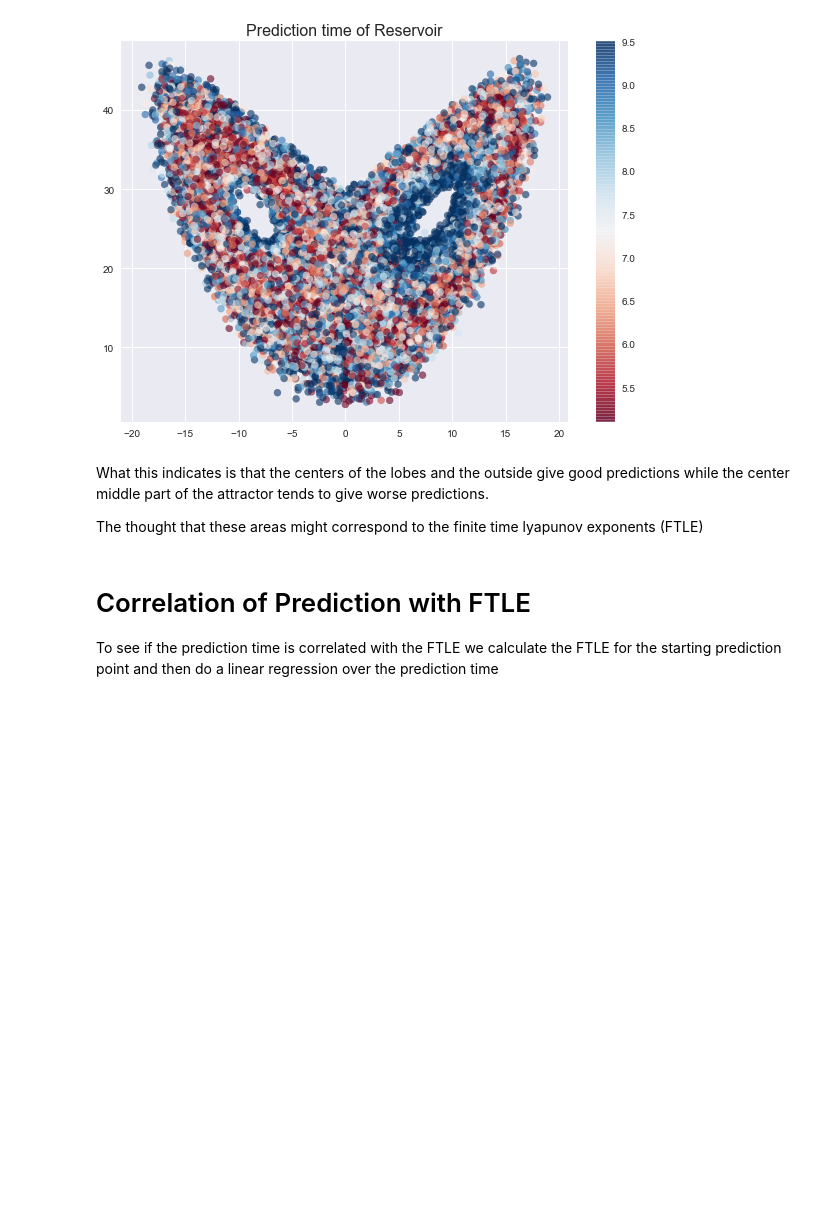
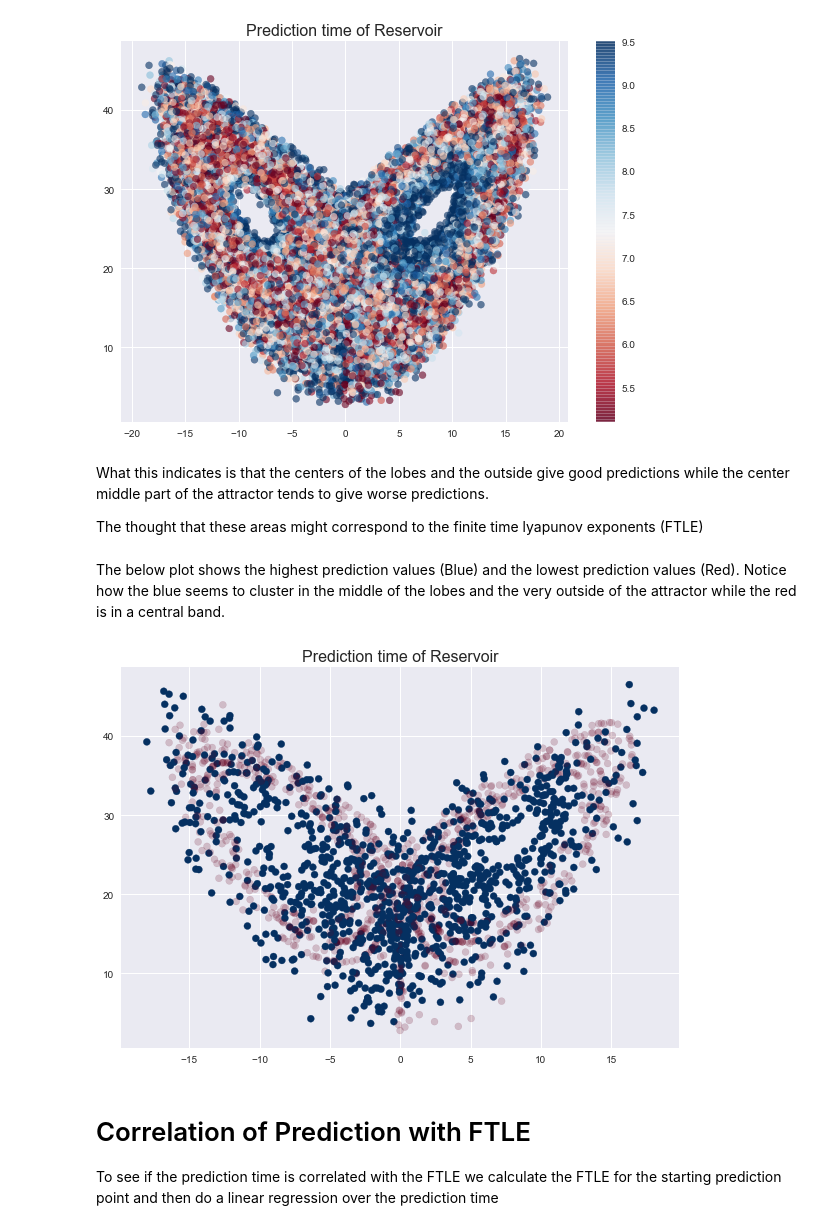
Before and after one commit to japlatt/reservoir, a Jupyter notebook: examples/Example_pred_var.ipynb, the cells around one changed output. Saved outputs shown, nothing was run; the diff lists cells and outputs as text; code cells hidden in the pictures; blank space fills up the shorter version.

Commit message:
prediction variation analysis

```diff
--- a/examples/Example_pred_var.ipynb
+++ b/examples/Example_pred_var.ipynb
@@ -60,6 +60,22 @@ plt.title('Prediction time of Reservoir', fontsize = 16);
 What this indicates is that the centers of the lobes and the outside give good predictions while the center middle part of the attractor tends to give worse predictions.
 
 The thought that these areas might correspond to the finite time lyapunov exponents (FTLE)
+# %% [markdown]
+The below plot shows the highest prediction values (Blue) and the lowest prediction values (Red).  Notice how the blue seems to cluster in the middle of the lobes and the very outside of the attractor while the red is in a central band.
+# %%
+fig = plt.figure(figsize = (10, 7))
+for i in range(len(var)):
+    high = 12
+    low = 3
+    maskh = var[i] > high
+    maskl = var[i] < low
+    plt.scatter(x[i][maskh][:, 0], x[i][maskh][:, 2], c = var[i][maskh],
+                cmap = 'RdBu', vmin = low, vmax = high)
+    plt.scatter(x[i][maskl][:, 0], x[i][maskl][:, 2], c = var[i][maskl],
+            cmap = 'RdBu', alpha = 0.2, vmin = low, vmax = high)
+plt.title('Prediction time of Reservoir', fontsize = 16);
+# %% [output]
+[figure, added]
 # %% [markdown]
 # Correlation of Prediction with FTLE
 
```
